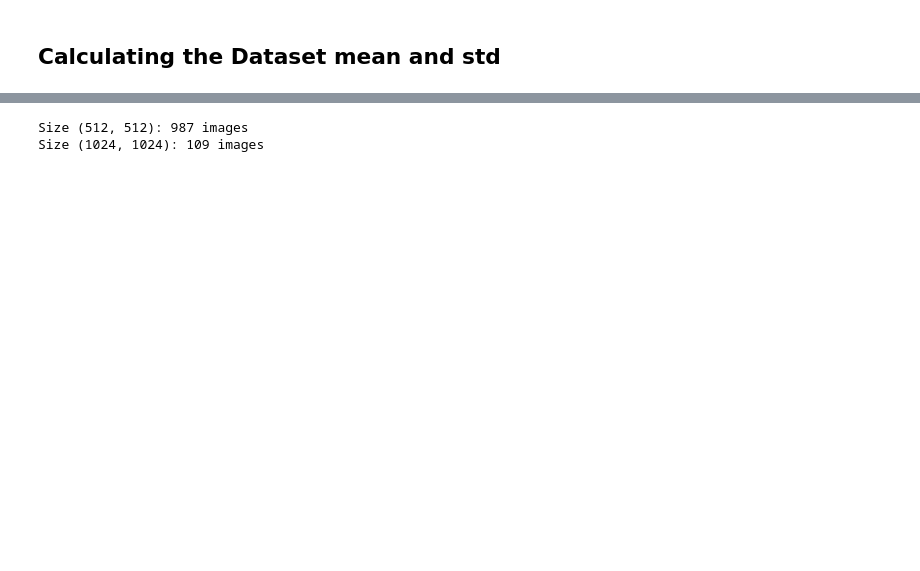
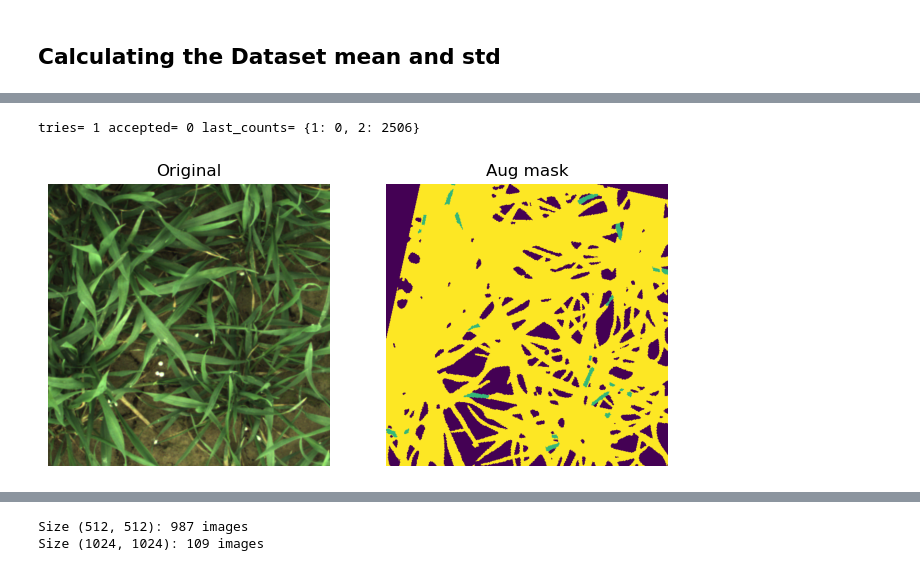
Before and after one commit to Harry-01/DATA7901, a Jupyter notebook: computer_vision.ipynb, the cells around one changed output, grey strips where cells are left out. Saved outputs shown, nothing was run; the diff lists cells and outputs as text; code cells hidden in the pictures; blank space fills up the shorter version.

Commit message:
added augmentation to the mask and images

```diff
--- a/computer_vision.ipynb
+++ b/computer_vision.ipynb
@@ -69,7 +226,7 @@ class WheatSegmentationDataset(Dataset):
             image = self.transform(image)
         else:
             image = T.ToTensor()(image)
-            image = T.Normalize([0.5]*3, [0.5]*3)(image)
+            #image = T.Normalize([0.5]*3, [0.5]*3)(image)
 
 
 
@@ -145,3 +314,18 @@ transform = T.Compose([
+# %%
+dataset = WheatSegmentationDataset(IMG_PATH, MASK_PATH, transform=None)
+train_len = int(0.8 * len(dataset))
+val_len = len(dataset) - train_len
+train_dataset, val_dataset = random_split(dataset, [train_len, val_len])
+
+# train_loader = DataLoader(train_dataset, batch_size=8, shuffle=True)
+# val_loader = DataLoader(val_dataset, batch_size=8)
+
+g_split = torch.Generator().manual_seed(42)
+train_ds, val_ds = random_split(dataset, [train_len, val_len], generator=g_split)
+
+# (recommended) save & reuse exact indices across runs
+np.save("train_idx.npy", np.array(train_ds.indices))
+np.save("val_idx.npy",   np.array(val_ds.indices))
 # %%
 
 
@@ -183,3 +355,40 @@ val_loader = DataLoader(
     val_ds, batch_size=8, shuffle=False,
     num_workers=0, pin_memory=False
 )
+# %%
+import numpy as np, matplotlib.pyplot as plt, cv2, random
+
+# 1) Grab the A.Compose actually used by train_ds
+tf = train_ds.transform
+
+# 2) Pick a real index from this subset
+idx = random.choice(train_ds.indices)   # or idx = train_ds.indices[0]
+
+# 3) Load original image/mask as numpy arrays
+img = cv2.imread(train_ds.ds.image_paths[idx])[:, :, ::-1]  # BGR->RGB
+msk = cv2.imread(train_ds.ds.mask_paths[idx], cv2.IMREAD_GRAYSCALE)
+
+# 4) (Optional) reset debug counters on the crop
+from inspect import isclass
+for t in tf.transforms:
+    if isinstance(t, ClassAwareRandomCrop):
+        t._tries = t._accepted = 0
+        t._last_counts = None
+        crop_ref = t
+        break
+
+# 5) Call the pipeline
+out = tf(image=img, mask=msk)
+img_aug, msk_aug = out["image"], out["mask"]
+
+# 6) Print acceptance stats
+print("tries=", crop_ref._tries, "accepted=", crop_ref._accepted, "last_counts=", crop_ref._last_counts)
+
+# 7) Visualize
+plt.figure(figsize=(8,4))
+plt.subplot(1,2,1); plt.imshow(img); plt.title("Original"); plt.axis("off")
+plt.subplot(1,2,2); plt.imshow(msk_aug, vmin=0, vmax=3); plt.title("Aug mask"); plt.axis("off")
+plt.show()
+# %% [output]
+tries= 1 accepted= 0 last_counts= {1: 0, 2: 2506}
+[figure, added]
```
Also changed, not shown: parts of 11 cells of this notebook.
